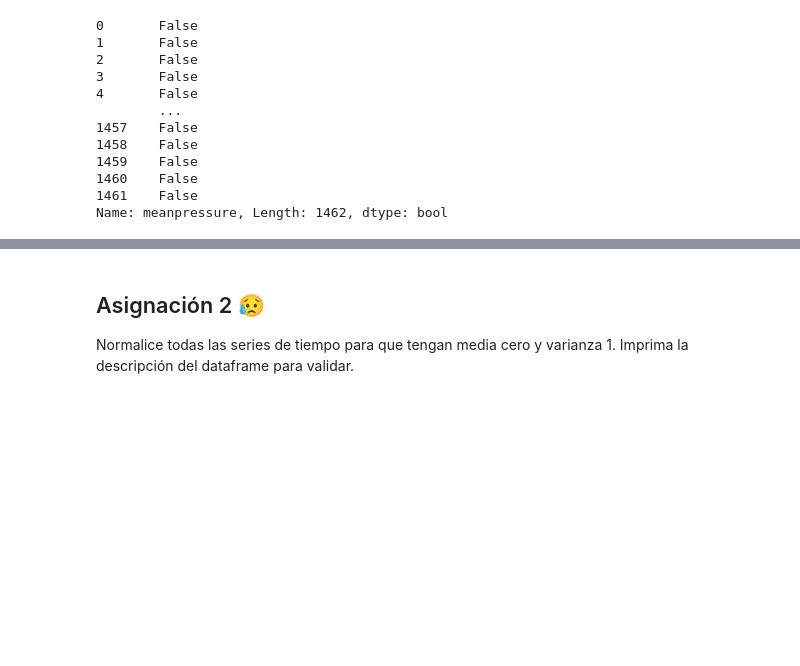
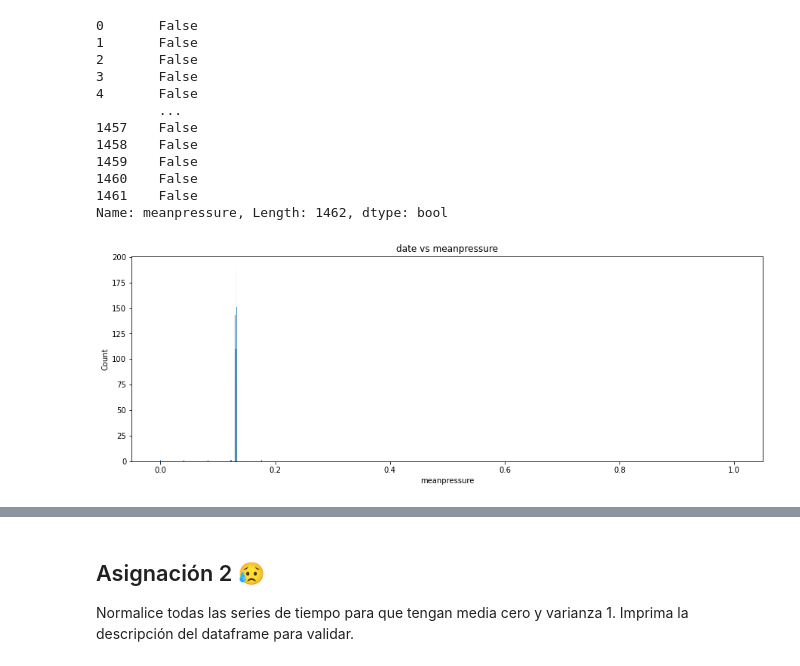
Before and after one commit to breko151/TIMES_SERIES_ANALYSIS, a Jupyter notebook: 3 - Preprocesamiento de Series de Tiempo.ipynb, the cells around one changed output, grey strips where cells are left out. Cells and saved outputs as stored; diff of their text form; code cells hidden in the pictures; blank space fills up the shorter version.

```diff
--- a/3 - Preprocesamiento de Series de Tiempo.ipynb
+++ b/3 - Preprocesamiento de Series de Tiempo.ipynb
@@ -106,3 +108,11 @@ Name: meanpressure, Length: 1462, dtype: bool
+# %%
+# Observamos la nueva distribución de los datos
+_fig_, _axs_ = plt.subplots(ncols = 1, figsize = (15, 5))
+_fig_.subplots_adjust(hspace = 0.1, wspace = 0.3)
+_axs_.set(title = "date vs meanpressure")
+_ = sns.histplot(x = df["meanpressure"], ax = _axs_)
+# %% [output]
+[figure, added]
 # %%
 # Se realiza una tranformación de los valores 'meanpressure'
 # Sustitución de 0 por valores diferentes de 0, que se aproximen
```
Also changed, not shown: parts of 18 cells of this notebook.
